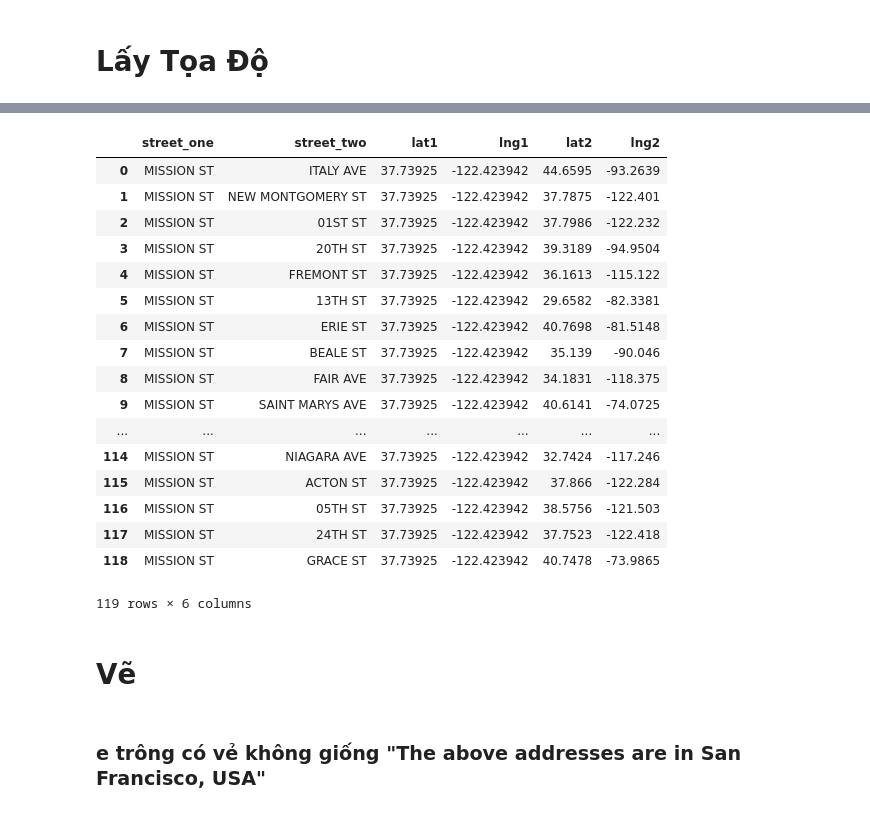
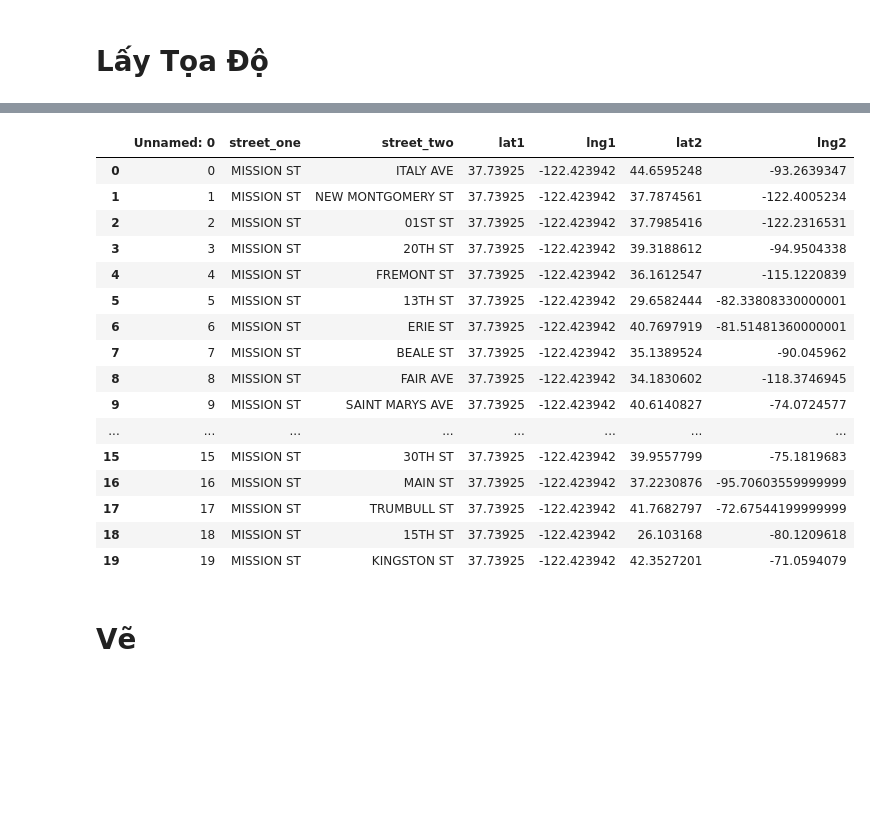
Before and after one commit to tungaqhd/Machine-Learning-with-HIT, a Jupyter notebook: Week 3/Matplotlib/mpl.ipynb, the cells around one changed output, grey strips where cells are left out. Cells and saved outputs as stored; diff of their text form; code cells hidden in the pictures; blank space fills up the shorter version.

```diff
--- a/Week 3/Matplotlib/mpl.ipynb
+++ b/Week 3/Matplotlib/mpl.ipynb
@@ -53,26 +36,25 @@ for i in city2:
 # %%
 data.to_csv('city_with_cor.csv')
 # %%
-data
+data.head(20)
 # %% [output]
-|  | street_one | street_two | lat1 | lng1 | lat2 | lng2 |
-| 0 | MISSION ST | ITALY AVE | 37.73925 | -122.423942 | 44.6595 | -93.2639 |
-| 1 | MISSION ST | NEW MONTGOMERY ST | 37.73925 | -122.423942 | 37.7875 | -122.401 |
-| 2 | MISSION ST | 01ST ST | 37.73925 | -122.423942 | 37.7986 | -122.232 |
-| 3 | MISSION ST | 20TH ST | 37.73925 | -122.423942 | 39.3189 | -94.9504 |
-| 4 | MISSION ST | FREMONT ST | 37.73925 | -122.423942 | 36.1613 | -115.122 |
-| 5 | MISSION ST | 13TH ST | 37.73925 | -122.423942 | 29.6582 | -82.3381 |
-| 6 | MISSION ST | ERIE ST | 37.73925 | -122.423942 | 40.7698 | -81.5148 |
-| 7 | MISSION ST | BEALE ST | 37.73925 | -122.423942 | 35.139 | -90.046 |
-| 8 | MISSION ST | FAIR AVE | 37.73925 | -122.423942 | 34.1831 | -118.375 |
-| 9 | MISSION ST | SAINT MARYS AVE | 37.73925 | -122.423942 | 40.6141 | -74.0725 |
-| ... | ... | ... | ... | ... | ... | ... |
-| 114 | MISSION ST | NIAGARA AVE | 37.73925 | -122.423942 | 32.7424 | -117.246 |
-| 115 | MISSION ST | ACTON ST | 37.73925 | -122.423942 | 37.866 | -122.284 |
-| 116 | MISSION ST | 05TH ST | 37.73925 | -122.423942 | 38.5756 | -121.503 |
-| 117 | MISSION ST | 24TH ST | 37.73925 | -122.423942 | 37.7523 | -122.418 |
-| 118 | MISSION ST | GRACE ST | 37.73925 | -122.423942 | 40.7478 | -73.9865 |
+|  | Unnamed: 0 | street_one | street_two | lat1 | lng1 | lat2 | lng2 |
+| 0 | 0 | MISSION ST | ITALY AVE | 37.73925 | -122.423942 | 44.6595248 | -93.2639347 |
+| 1 | 1 | MISSION ST | NEW MONTGOMERY ST | 37.73925 | -122.423942 | 37.7874561 | -122.4005234 |
+| 2 | 2 | MISSION ST | 01ST ST | 37.73925 | -122.423942 | 37.7985416 | -122.2316531 |
+| 3 | 3 | MISSION ST | 20TH ST | 37.73925 | -122.423942 | 39.3188612 | -94.9504338 |
+| 4 | 4 | MISSION ST | FREMONT ST | 37.73925 | -122.423942 | 36.1612547 | -115.1220839 |
+| 5 | 5 | MISSION ST | 13TH ST | 37.73925 | -122.423942 | 29.6582444 | -82.33808330000001 |
+| 6 | 6 | MISSION ST | ERIE ST | 37.73925 | -122.423942 | 40.7697919 | -81.51481360000001 |
+| 7 | 7 | MISSION ST | BEALE ST | 37.73925 | -122.423942 | 35.1389524 | -90.045962 |
+| 8 | 8 | MISSION ST | FAIR AVE | 37.73925 | -122.423942 | 34.1830602 | -118.3746945 |
+| 9 | 9 | MISSION ST | SAINT MARYS AVE | 37.73925 | -122.423942 | 40.6140827 | -74.0724577 |
+| ... | ... | ... | ... | ... | ... | ... | ... |
+| 15 | 15 | MISSION ST | 30TH ST | 37.73925 | -122.423942 | 39.9557799 | -75.1819683 |
+| 16 | 16 | MISSION ST | MAIN ST | 37.73925 | -122.423942 | 37.2230876 | -95.70603559999999 |
+| 17 | 17 | MISSION ST | TRUMBULL ST | 37.73925 | -122.423942 | 41.7682797 | -72.67544199999999 |
+| 18 | 18 | MISSION ST | 15TH ST | 37.73925 | -122.423942 | 26.103168 | -80.1209618 |
+| 19 | 19 | MISSION ST | KINGSTON ST | 37.73925 | -122.423942 | 42.3527201 | -71.0594079 |
-119 rows × 6 columns
 # %% [markdown]
 # Vẽ
 # %%
@@ -85,8 +67,6 @@ world = fo.Map()
 for i in range(len(lat2)):
     if lat2[i] != '*':
         fo.Marker([float(lat2[i]), float(lng2[i])]).add_to(world)
-# %% [markdown]
-### e trông có vẻ không giống "The above addresses are in San Francisco, USA"
 # %%
 world
 # %% [output]
```
Also changed, not shown: parts of 2 cells of this notebook.
